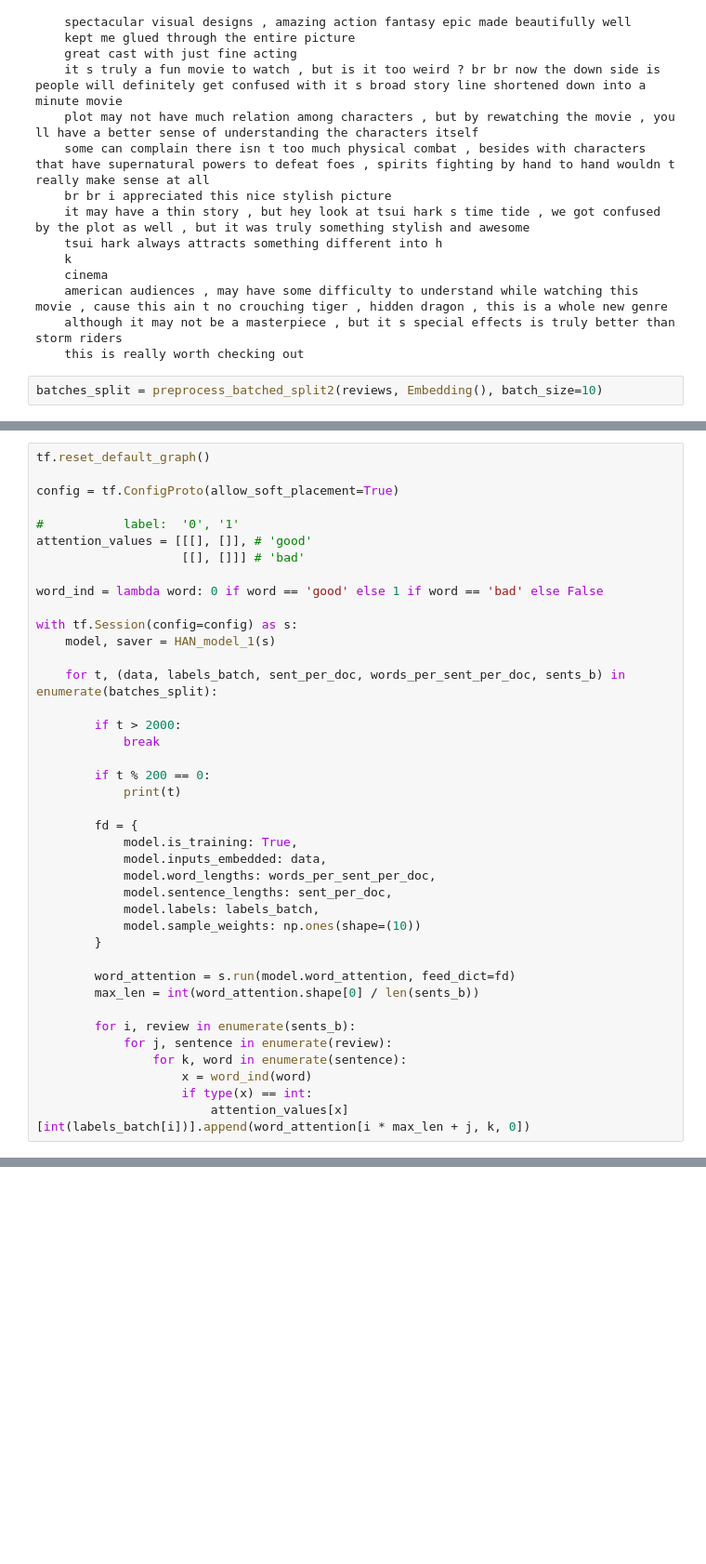
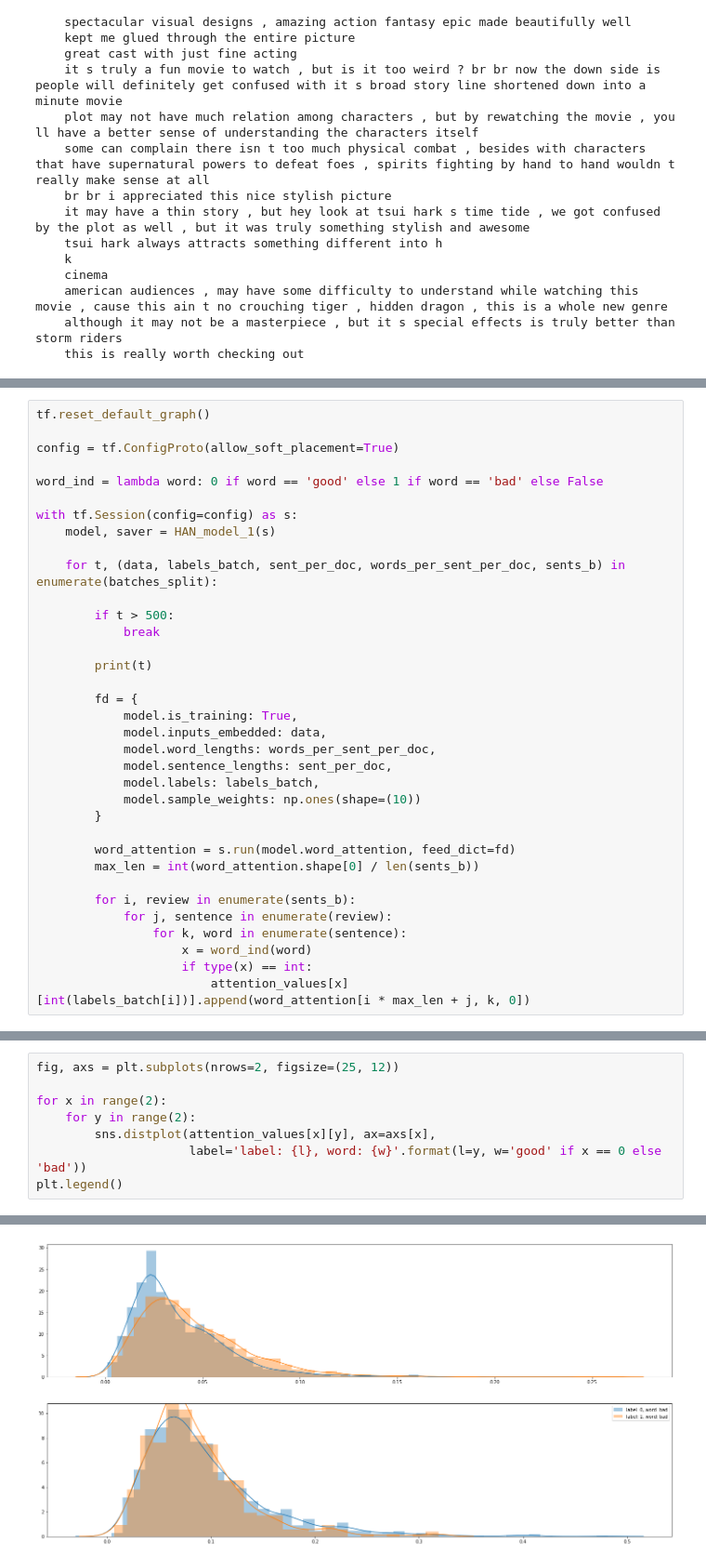
Before and after one commit to avgaydashenko/deep-learning-hw, a Jupyter notebook: homework_2.ipynb, the cells around one changed output, grey strips where cells are left out. Shown at 93% size. Drawn from its saved outputs; the diff is of its cells as text; blank space fills up the shorter version.

Commit message:
task 2: words distributions

```diff
--- a/homework_2.ipynb
+++ b/homework_2.ipynb
@@ -231,5 +235,3 @@ INFO:tensorflow:Restoring parameters from checkpoints/checkpoint-2400
     american audiences , may have some difficulty to understand while watching this movie , cause this ain t no crouching tiger , hidden dragon , this is a whole new genre
     although it may not be a masterpiece , but it s special effects is truly better than storm riders
     this is really worth checking out
-# %%
-batches_split = preprocess_batched_split2(reviews, Embedding(), batch_size=10)
@@ -237,10 +243,6 @@ batches_split = preprocess_batched_split2(reviews, Embedding(), batch_size=10)
 tf.reset_default_graph()
 
 config = tf.ConfigProto(allow_soft_placement=True)
-
-#           label:  '0', '1'
-attention_values = [[[], []], # 'good'
-                    [[], []]] # 'bad'
 
 word_ind = lambda word: 0 if word == 'good' else 1 if word == 'bad' else False
 
@@ -249,11 +251,10 @@ with tf.Session(config=config) as s:
 
     for t, (data, labels_batch, sent_per_doc, words_per_sent_per_doc, sents_b) in enumerate(batches_split):
 
-        if t > 2000:
+        if t > 500:
             break
 
-        if t % 200 == 0:
-            print(t)
+        print(t)
 
         fd = {
             model.is_training: True,
@@ -279,0 +277,9 @@ INFO:tensorflow:Restoring parameters from checkpoints/checkpoint-2400
+# %%
+fig, axs = plt.subplots(nrows=2, figsize=(25, 12))
+
+for x in range(2):
+    for y in range(2):
+        sns.distplot(attention_values[x][y], ax=axs[x],
+                     label='label: {l}, word: {w}'.format(l=y, w='good' if x == 0 else 'bad'))
+plt.legend()
+# %% [output]
@@ -279,0 +287 @@ INFO:tensorflow:Restoring parameters from checkpoints/checkpoint-2400
+[figure, added]
```
Also changed, not shown: parts of 4 cells of this notebook.
